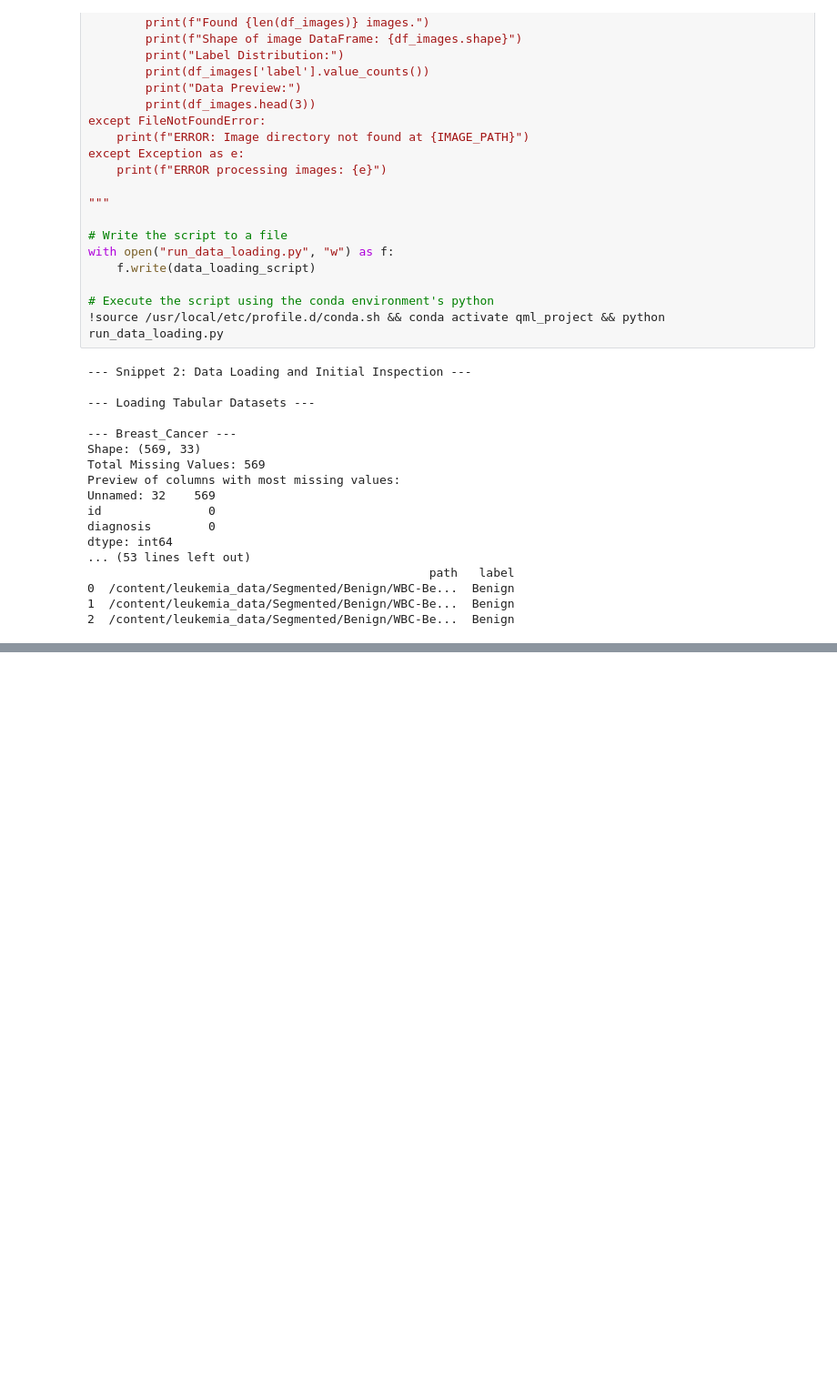
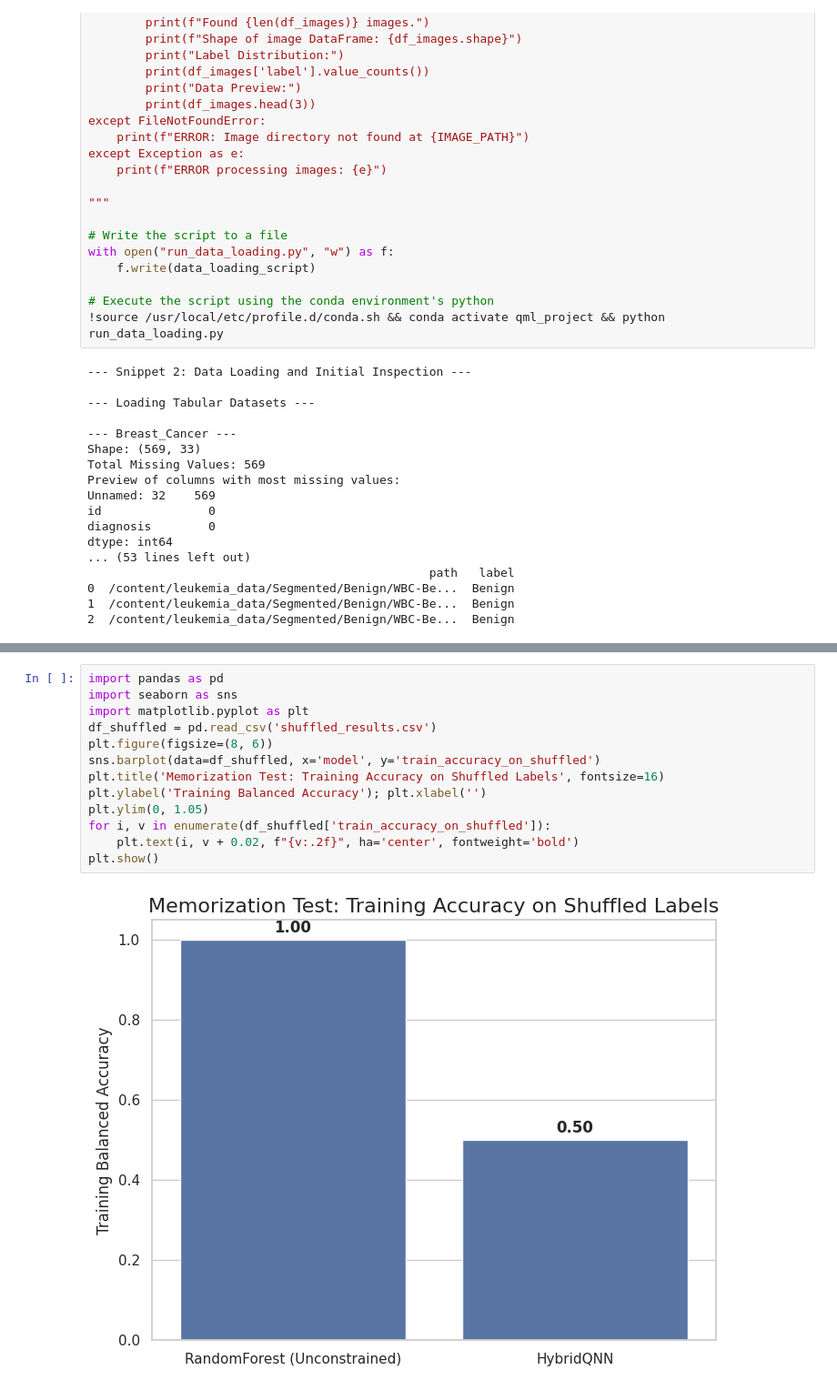
Before and after one commit to tousifo/ml_notebooks, a Jupyter notebook: qml_analysis_vs_ml,_dl.ipynb, the cells around one changed output, grey strips where cells are left out. Shown at 91% size. Cells and saved outputs as stored; diff of their text form; blank space fills up the shorter version.

```diff
--- a/qml_analysis_vs_ml,_dl.ipynb
+++ b/qml_analysis_vs_ml,_dl.ipynb
@@ -1008,0 +1329,15 @@ with open("run_full_experiment_optimized.py", "w") as f:
+# %%
+import pandas as pd
+import seaborn as sns
+import matplotlib.pyplot as plt
+df_shuffled = pd.read_csv('shuffled_results.csv')
+plt.figure(figsize=(8, 6))
+sns.barplot(data=df_shuffled, x='model', y='train_accuracy_on_shuffled')
+plt.title('Memorization Test: Training Accuracy on Shuffled Labels', fontsize=16)
+plt.ylabel('Training Balanced Accuracy'); plt.xlabel('')
+plt.ylim(0, 1.05)
+for i, v in enumerate(df_shuffled['train_accuracy_on_shuffled']):
+    plt.text(i, v + 0.02, f"{v:.2f}", ha='center', fontweight='bold')
+plt.show()
+# %% [output]
+[figure, added]
```
Also changed, not shown: parts of 13 cells of this notebook.
